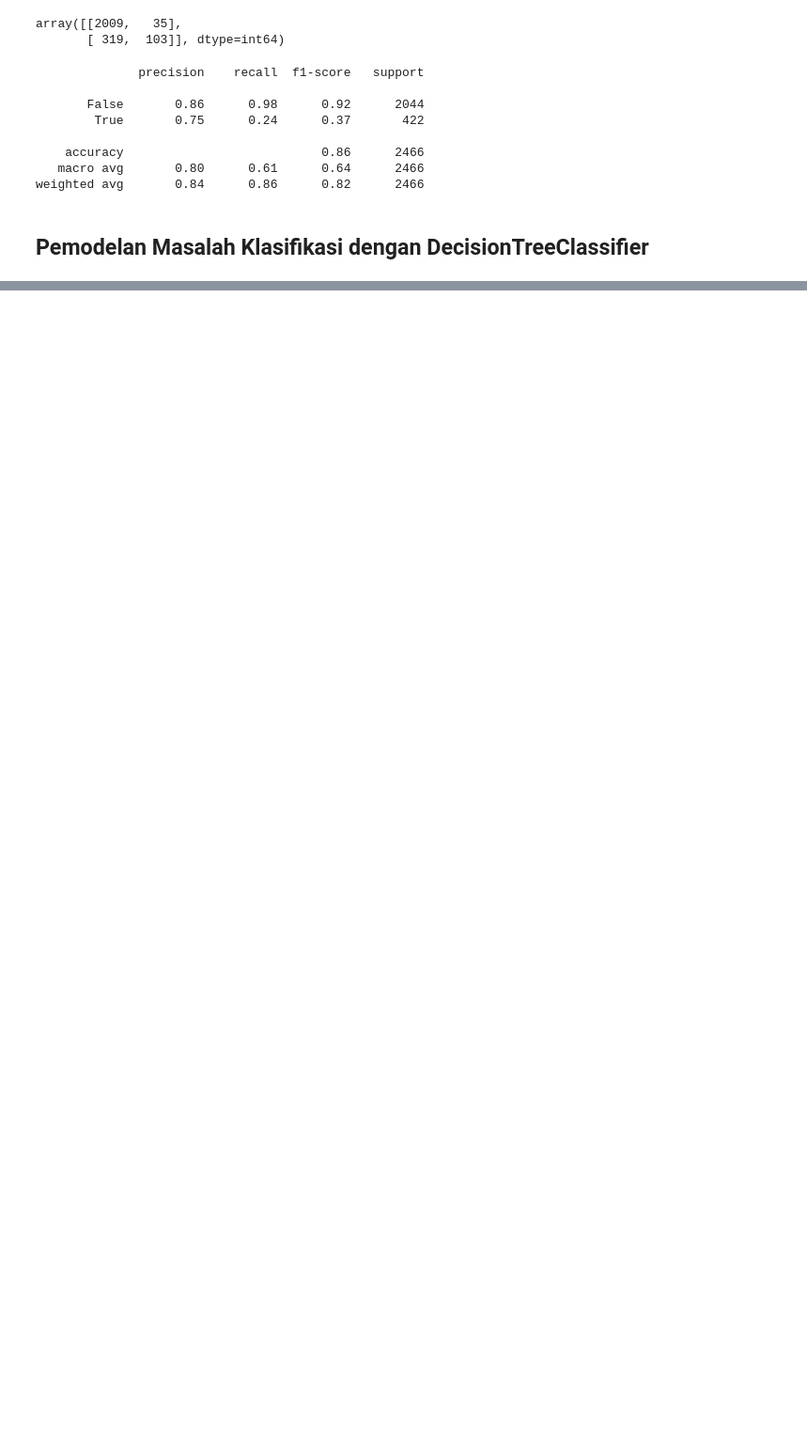
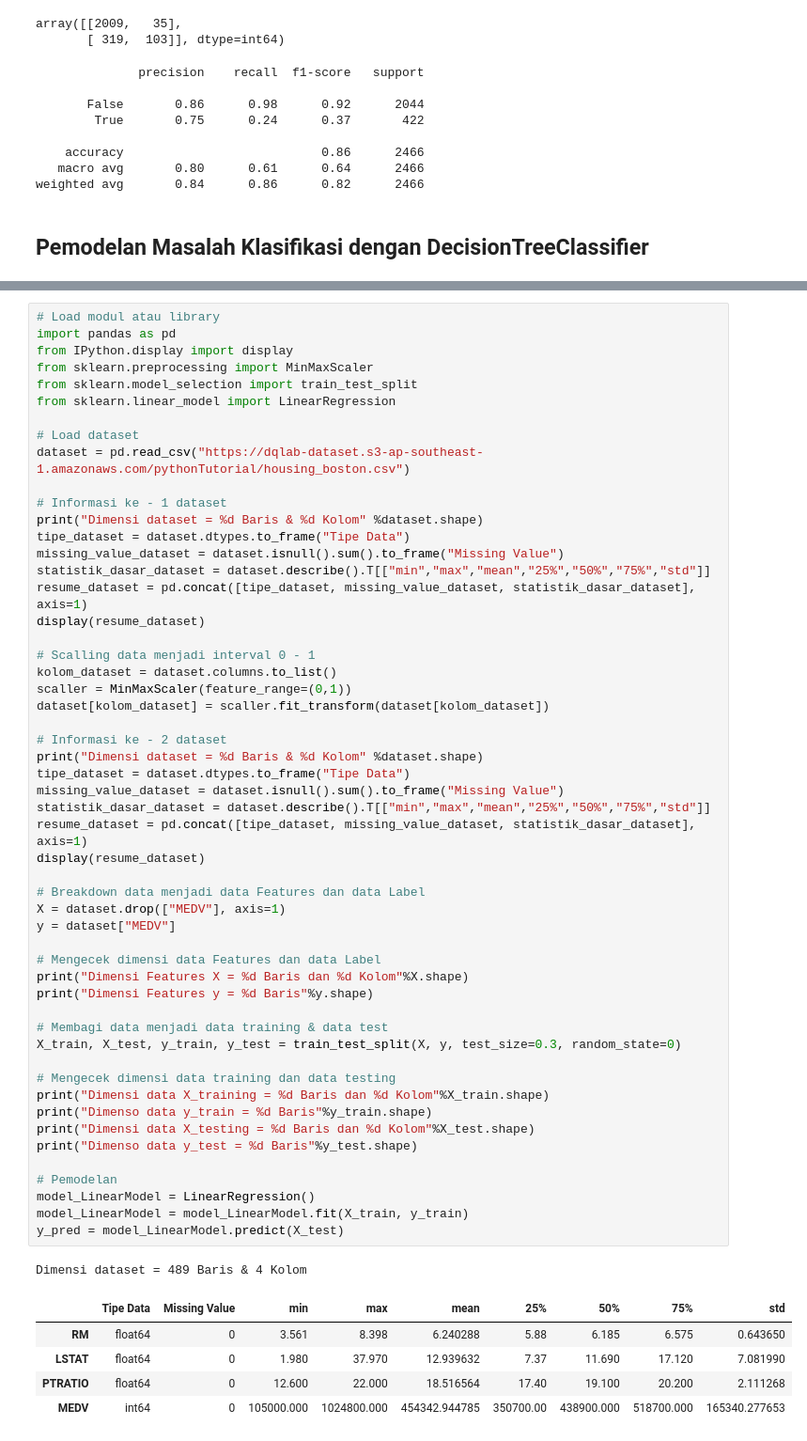
Before and after one commit to UsepSyaikalArifin/DQLab-Academy-Course-Online, a Jupyter notebook: Kelas Fundamental/Machine Learning With Python for Beginner/Jupyter Notebook/main.ipynb, the cells around one changed output, grey strips where cells are left out. Shown at 94% size. Saved outputs shown, nothing was run; the diff lists cells and outputs as text; blank space fills up the shorter version.

Commit message:
Supervised Learning Linear Regression

```diff
--- a/Kelas Fundamental/Machine Learning With Python for Beginner/Jupyter Notebook/main.ipynb
+++ b/Kelas Fundamental/Machine Learning With Python for Beginner/Jupyter Notebook/main.ipynb
@@ -1276,0 +1288,60 @@ Reshape your data either using array.reshape(-1, 1) if your data has a single fe
+# %%
+# Load modul atau library
+import pandas as pd
+from IPython.display import display
+from sklearn.preprocessing import MinMaxScaler
+from sklearn.model_selection import train_test_split
+from sklearn.linear_model import LinearRegression
+
+# Load dataset
+dataset = pd.read_csv("https://dqlab-dataset.s3-ap-southeast-1.amazonaws.com/pythonTutorial/housing_boston.csv")
+
+# Informasi ke - 1 dataset
+print("Dimensi dataset = %d Baris & %d Kolom" %dataset.shape)
+tipe_dataset = dataset.dtypes.to_frame("Tipe Data")
+missing_value_dataset = dataset.isnull().sum().to_frame("Missing Value")
+statistik_dasar_dataset = dataset.describe().T[["min","max","mean","25%","50%","75%","std"]]
+resume_dataset = pd.concat([tipe_dataset, missing_value_dataset, statistik_dasar_dataset], axis=1)
+display(resume_dataset)
+
+# Scalling data menjadi interval 0 - 1
+kolom_dataset = dataset.columns.to_list()
+scaller = MinMaxScaler(feature_range=(0,1))
+dataset[kolom_dataset] = scaller.fit_transform(dataset[kolom_dataset])
+
+# Informasi ke - 2 dataset
+print("Dimensi dataset = %d Baris & %d Kolom" %dataset.shape)
+tipe_dataset = dataset.dtypes.to_frame("Tipe Data")
+missing_value_dataset = dataset.isnull().sum().to_frame("Missing Value")
+statistik_dasar_dataset = dataset.describe().T[["min","max","mean","25%","50%","75%","std"]]
+resume_dataset = pd.concat([tipe_dataset, missing_value_dataset, statistik_dasar_dataset], axis=1)
+display(resume_dataset)
+
+# Breakdown data menjadi data Features dan data Label
+X = dataset.drop(["MEDV"], axis=1)
+y = dataset["MEDV"]
+
+# Mengecek dimensi data Features dan data Label
+print("Dimensi Features X = %d Baris dan %d Kolom"%X.shape)
+print("Dimensi Features y = %d Baris"%y.shape)
+
+# Membagi data menjadi data training & data test
+X_train, X_test, y_train, y_test = train_test_split(X, y, test_size=0.3, random_state=0)
+
+# Mengecek dimensi data training dan data testing
+print("Dimensi data X_training = %d Baris dan %d Kolom"%X_train.shape)
+print("Dimenso data y_train = %d Baris"%y_train.shape)
+print("Dimensi data X_testing = %d Baris dan %d Kolom"%X_test.shape)
+print("Dimenso data y_test = %d Baris"%y_test.shape)
+
+# Pemodelan
+model_LinearModel = LinearRegression()
+model_LinearModel = model_LinearModel.fit(X_train, y_train)
+y_pred = model_LinearModel.predict(X_test)
+# %% [output]
+Dimensi dataset = 489 Baris & 4 Kolom
+|  | Tipe Data | Missing Value | min | max | mean | 25% | 50% | 75% | std |
+| RM | float64 | 0 | 3.561 | 8.398 | 6.240288 | 5.88 | 6.185 | 6.575 | 0.643650 |
+| LSTAT | float64 | 0 | 1.980 | 37.970 | 12.939632 | 7.37 | 11.690 | 17.120 | 7.081990 |
+| PTRATIO | float64 | 0 | 12.600 | 22.000 | 18.516564 | 17.40 | 19.100 | 20.200 | 2.111268 |
+| MEDV | int64 | 0 | 105000.000 | 1024800.000 | 454342.944785 | 350700.00 | 438900.000 | 518700.000 | 165340.277653 |
```
Also changed, not shown: parts of 4 cells of this notebook.
